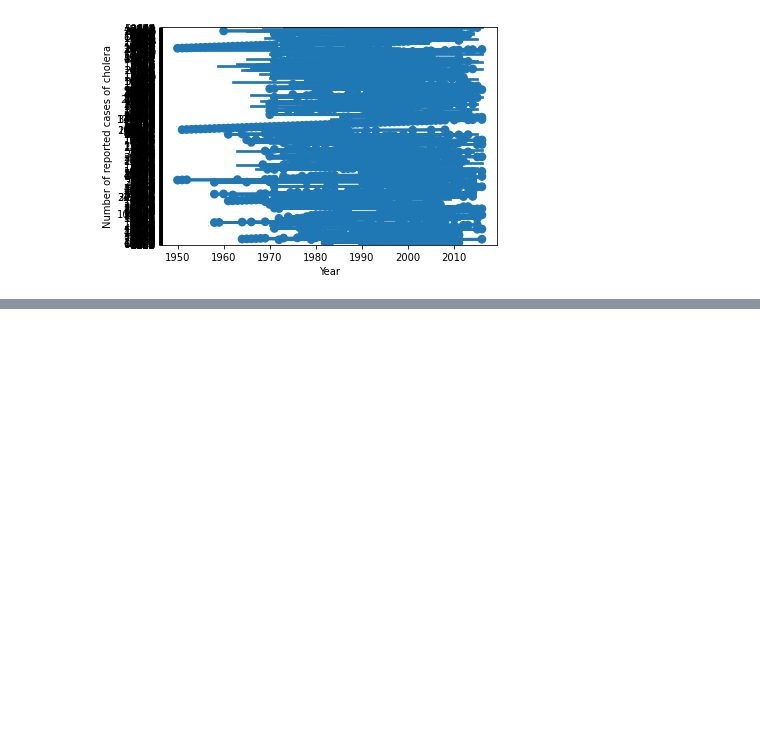
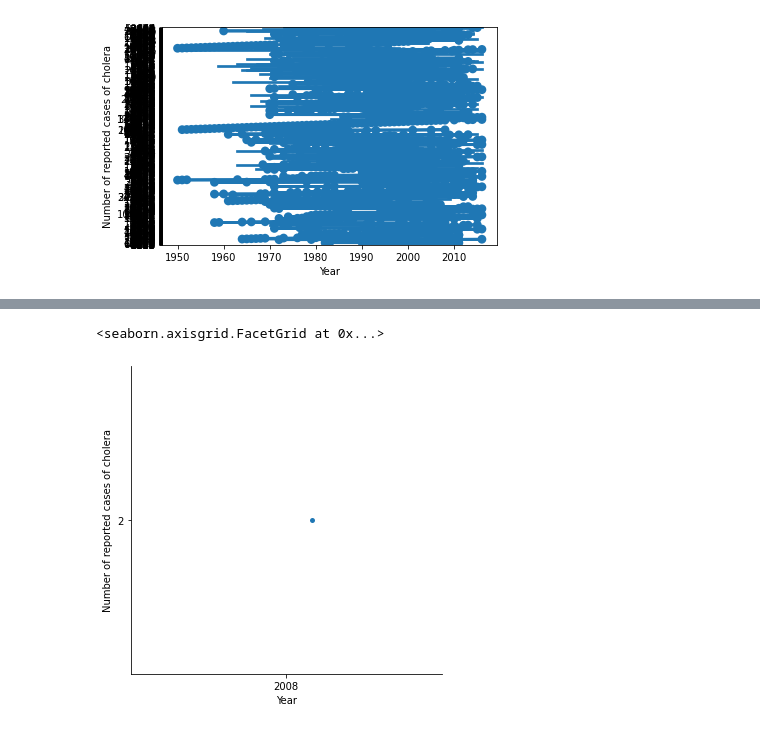
Before and after one commit to Balgaros/Python, a Jupyter notebook: Evaluation_Yvan_Capron.ipynb, the cells around one changed output, grey strips where cells are left out. Cells and saved outputs as stored; diff of their text form; code cells hidden in the pictures; blank space fills up the shorter version.

```diff
--- a/Evaluation_Yvan_Capron.ipynb
+++ b/Evaluation_Yvan_Capron.ipynb
@@ -158,3 +158,6 @@ filtre2.head()
 | 714 | France | 2011 | 1 | 0 | 0.00 | Europe |
 | 715 | France | 2009 | 1 | 0 | 0 | Europe |
 | 716 | France | 2008 | 2 | 0 | 0 | Europe |
+# %%
+filtre3 = df.query('(Year == 2008) & (Country == "France")')
+filtre3.head()
@@ -160,0 +167,6 @@ filtre2.head()
+# %%
+"2 cas en 2008"
+sns.catplot(x="Year", y="Number of reported cases of cholera",data=filtre3)
+# %% [output]
+<seaborn.axisgrid.FacetGrid at 0x...>
+[figure, added]
```
Also changed, not shown: parts of 7 cells of this notebook.
